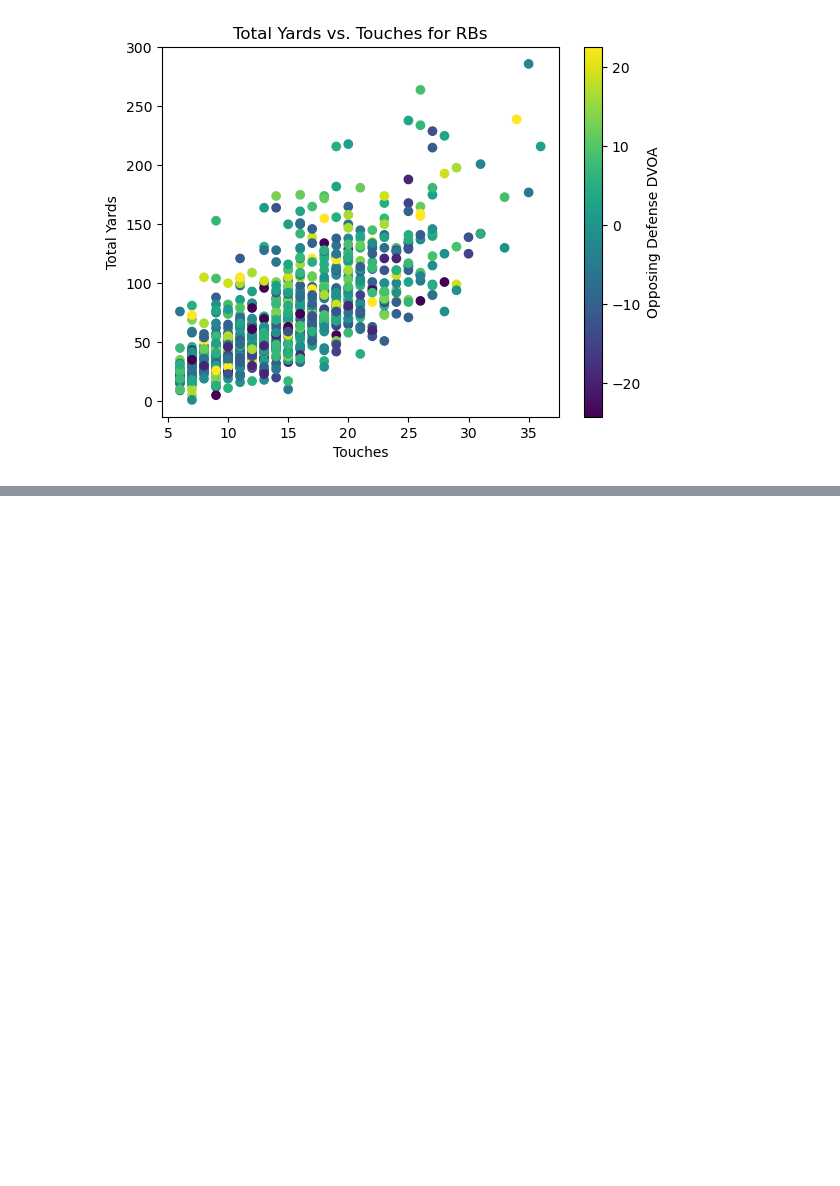
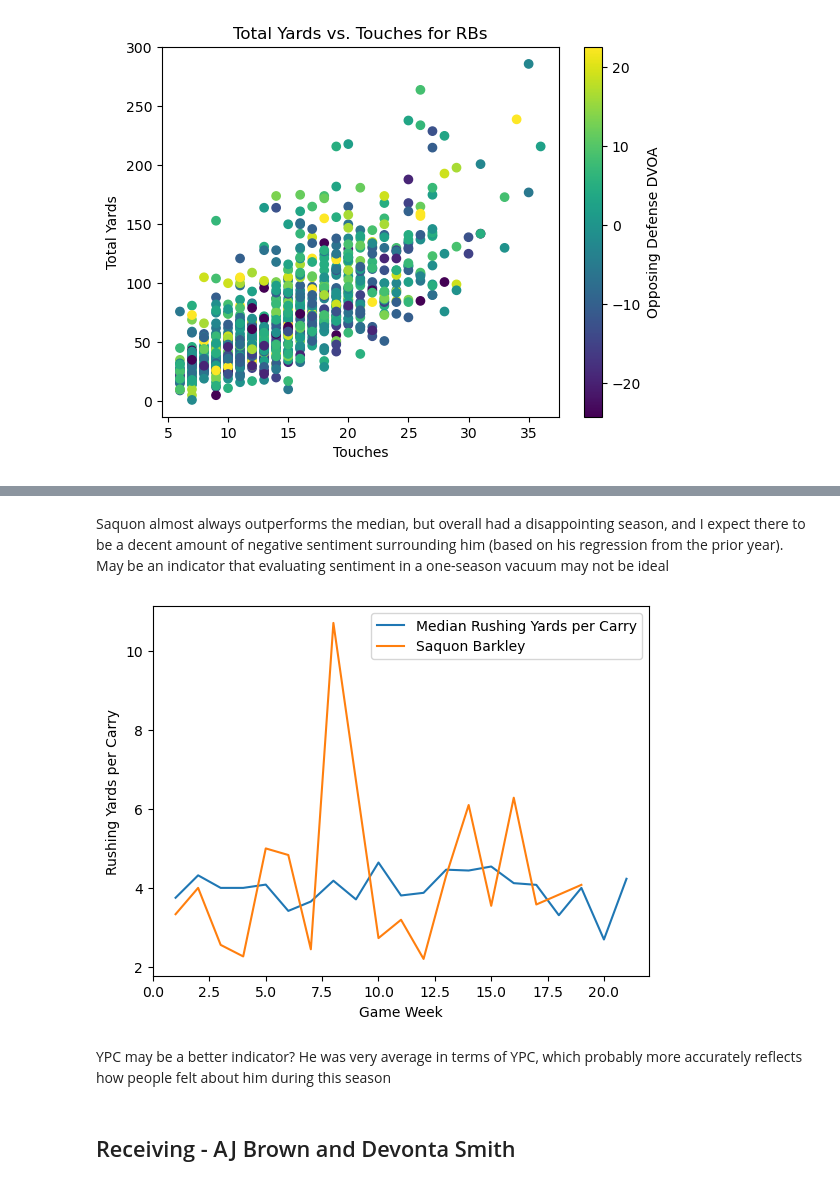
Before and after one commit to ryanjamesyu2/sentiment-performance-connection, a Jupyter notebook: athletic_data_eda.ipynb, the cells around one changed output, grey strips where cells are left out. Saved outputs shown, nothing was run; the diff lists cells and outputs as text; code cells hidden in the pictures; blank space fills up the shorter version.

```diff
--- a/athletic_data_eda.ipynb
+++ b/athletic_data_eda.ipynb
@@ -292,0 +371,15 @@ plt.show()
+# %% [markdown]
+Saquon almost always outperforms the median, but overall had a disappointing season, and I expect there to be a decent amount of negative sentiment surrounding him (based on his regression from the prior year). May be an indicator that evaluating sentiment in a one-season vacuum may not be ideal
+# %%
+plt.plot(avg_rb_df['game_week'], avg_rb_df['stats_rushing_rush_ypc'], label='Median Rushing Yards per Carry')
+plt.plot(barkley_df['game_week'], barkley_df['stats_rushing_rush_ypc'], label='Saquon Barkley')
+plt.xlabel('Game Week')
+plt.ylabel('Rushing Yards per Carry')
+plt.legend()
+plt.show()
+# %% [output]
+[figure, added]
+# %% [markdown]
+YPC may be a better indicator? He was very average in terms of YPC, which probably more accurately reflects how people felt about him during this season
+# %% [markdown]
+## Receiving - AJ Brown and Devonta Smith
```
Also changed, not shown: parts of 18 cells of this notebook.
